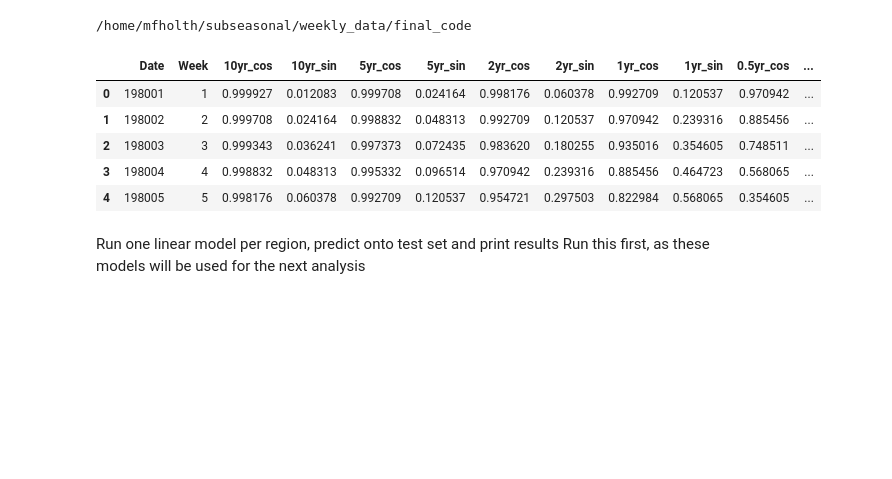
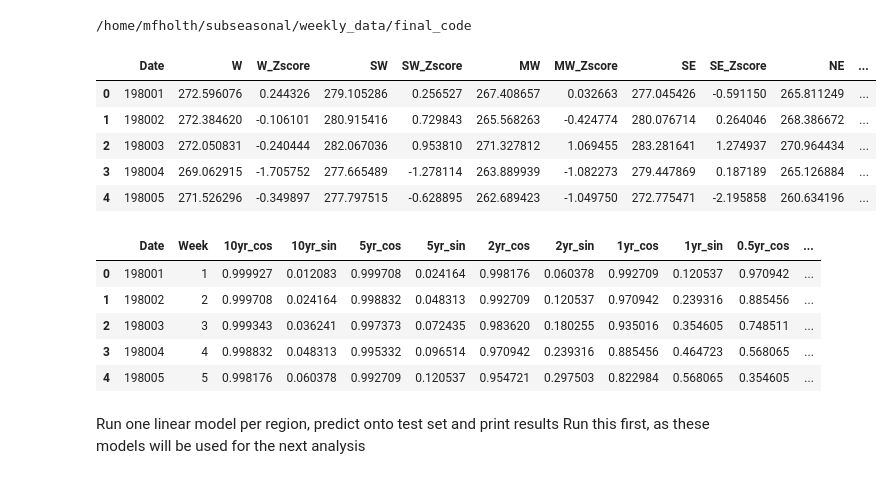
Before and after one commit to sandialabs/ML-methods-for-weather-forecasting-, a Jupyter notebook: Random_forests/final_RF_code/notebooks/Detrending.ipynb, the cells around one changed output. Saved outputs shown, nothing was run; the diff lists cells and outputs as text; code cells hidden in the pictures; blank space fills up the shorter version.

```diff
--- a/Random_forests/final_RF_code/notebooks/Detrending.ipynb
+++ b/Random_forests/final_RF_code/notebooks/Detrending.ipynb
@@ -19,6 +19,15 @@ inputs = pd.read_csv(Path(PROJECT_ROOT / "data" / "raw" / "time_inputs_1980_to_2
 # Ensure 'date' is treated as a string for alignment
 weekly_data['Date'] = weekly_data['Date'].astype(str)
 inputs['Date'] = inputs['Date'].astype(str)
+# %%
+weekly_data.head()
+# %% [output]
+|  | Date | W | W_Zscore | SW | SW_Zscore | MW | MW_Zscore | SE | SE_Zscore | NE | ... |
+| 0 | 198001 | 272.596076 | 0.244326 | 279.105286 | 0.256527 | 267.408657 | 0.032663 | 277.045426 | -0.591150 | 265.811249 | ... |
+| 1 | 198002 | 272.384620 | -0.106101 | 280.915416 | 0.729843 | 265.568263 | -0.424774 | 280.076714 | 0.264046 | 268.386672 | ... |
+| 2 | 198003 | 272.050831 | -0.240444 | 282.067036 | 0.953810 | 271.327812 | 1.069455 | 283.281641 | 1.274937 | 270.964434 | ... |
+| 3 | 198004 | 269.062915 | -1.705752 | 277.665489 | -1.278114 | 263.889939 | -1.082273 | 279.447869 | 0.187189 | 265.126884 | ... |
+| 4 | 198005 | 271.526296 | -0.349897 | 277.797515 | -0.628895 | 262.689423 | -1.049750 | 272.775471 | -2.195858 | 260.634196 | ... |
 # %%
 # Merge datasets on the 'date' column
 data = pd.merge(weekly_data, inputs, on='Date')
```
Also changed, not shown: parts of 3 cells of this notebook, 20 other files.
